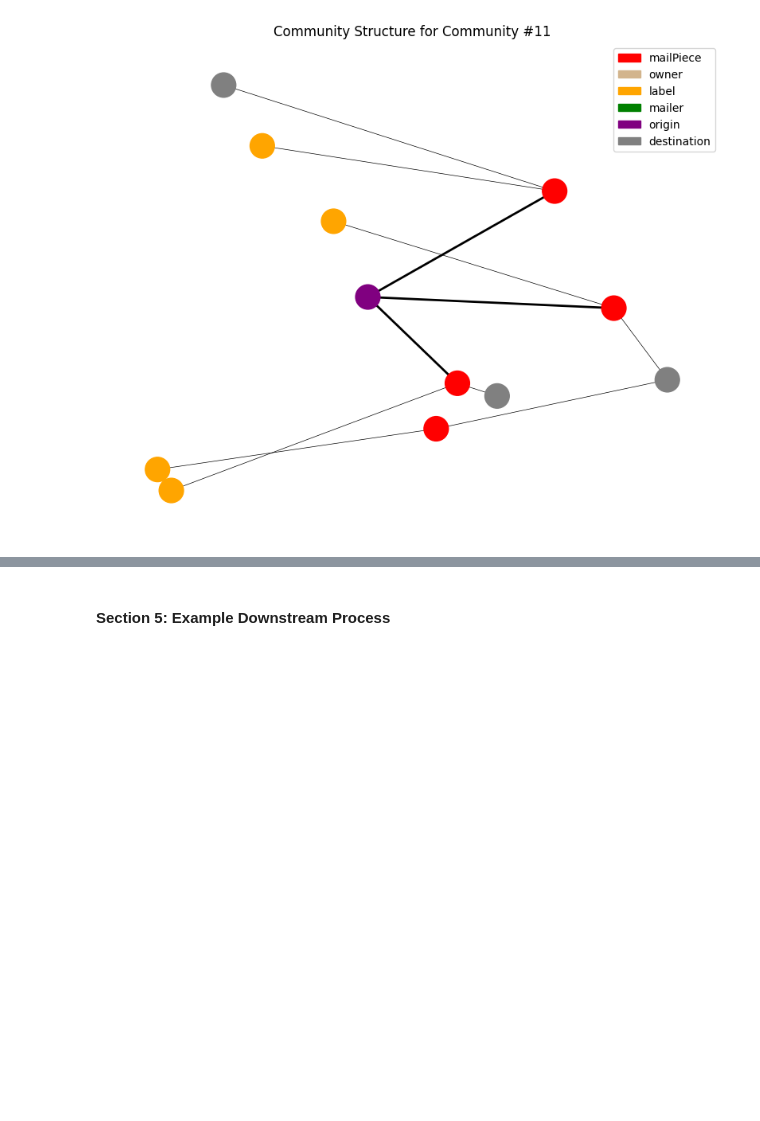
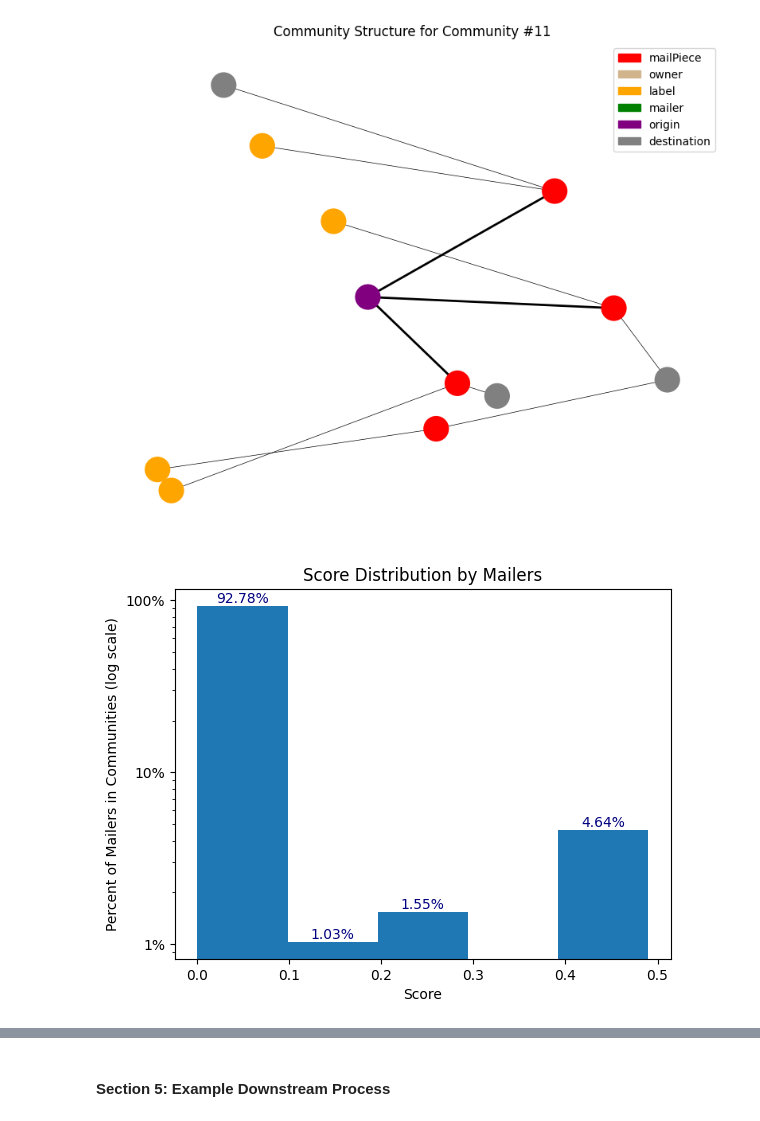
Before and after one commit to gocasual/bbcudas_usps, a Jupyter notebook: main_prod.ipynb, the cells around one changed output, grey strips where cells are left out. Drawn from its saved outputs; the diff is of its cells as text; code cells hidden in the pictures; blank space fills up the shorter version.

Commit message:
Added some visualizations and code used in the model evaluation/validation sections of the report

```diff
--- a/main_prod.ipynb
+++ b/main_prod.ipynb
@@ -111,3 +114,18 @@ sub_graph = make_subgraph(graph, single_community)
 draw_single_community(sub_graph, single_community, 11)
 # %% [output]
 [figure]
+# %%
+values, bins, bars = plt.hist(
+    df_percentages.Score,
+    weights=df_percentages.mailer_nodes / sum(df_percentages.mailer_nodes),
+    log=True,
+    bins=5,
+)
+plt.bar_label(bars, fontsize=10, color="navy", fmt="{:,.2%}")
+plt.gca().yaxis.set_major_formatter(PercentFormatter(1))
+plt.title("Score Distribution by Mailers")
+plt.xlabel("Score")
+plt.ylabel("Percent of Mailers in Communities (log scale)")
+plt.show()
+# %% [output]
+[figure, added]
```
Also changed, not shown: parts of 5 cells of this notebook.
